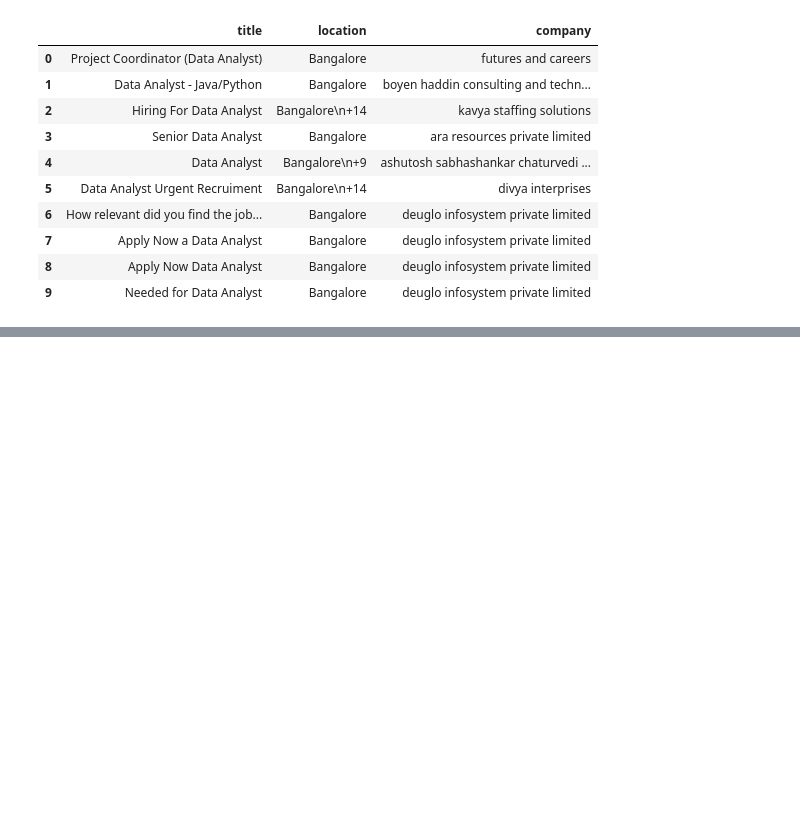
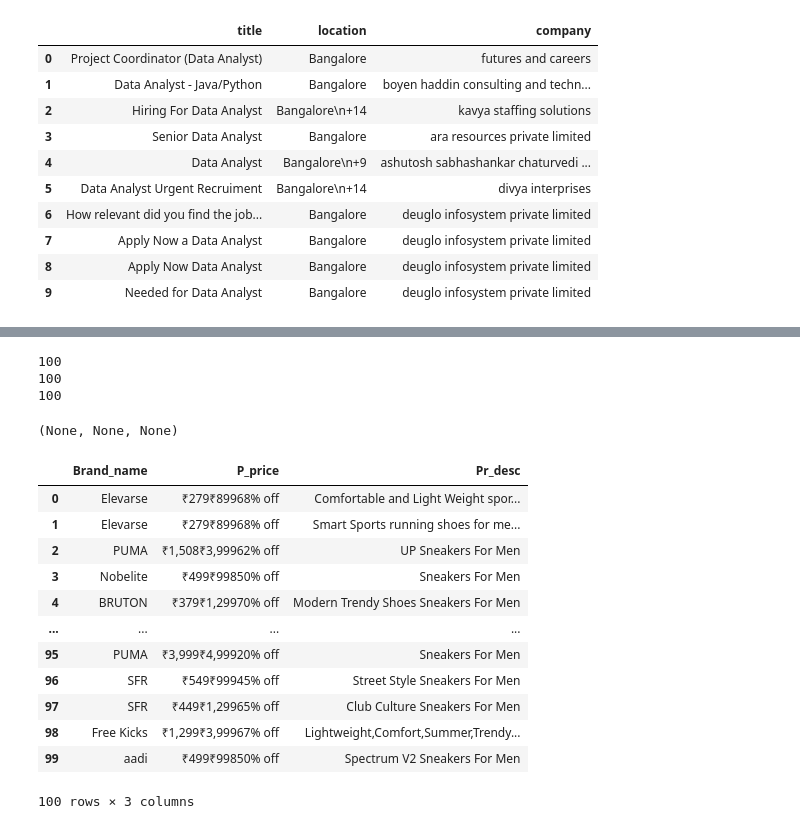
Before and after one commit to Deepti0092/flipnrobo-internship-DS2307, a Jupyter notebook: webscrapping/Webscraping Assignment-2_SOLVED.ipynb, the cells around one changed output, grey strips where cells are left out. Cells and saved outputs as stored; diff of their text form; code cells hidden in the pictures; blank space fills up the shorter version.

```diff
--- a/webscrapping/Webscraping Assignment-2_SOLVED.ipynb
+++ b/webscrapping/Webscraping Assignment-2_SOLVED.ipynb
@@ -388,0 +751,4 @@ jobs
+# %%
+web_driver=webdriver.Chrome(r"C:\Learning\FLIPNROBO\chromedriver-win64\chromedriver.exe")
+url_f = "https://www.flipkart.com/"
+web_driver.get(url_f)
@@ -388,0 +765,53 @@ jobs
+# %%
+B_name=[]
+Price=[]
+P_desc=[]
+# %%
+for i in range(2):
+    b_name=web_driver.find_elements_by_xpath("//div[@class='_2WkVRV']")
+    p_desc=web_driver.find_elements_by_xpath("//a[@class='IRpwTa']")
+    price =web_driver.find_elements_by_xpath("//div[@class='_25b18c']")
+
+
+    for j  in b_name:
+        B_name.append(j.text)
+    B_name[:100]
+
+
+
+
+    for g in price:
+        Price.append(g.text)
+    Price[:100]
+
+
+    for k in p_desc:
+        P_desc.append(k.text)
+    P_desc[:100]
+# %%
+print(len(B_name[:100])),print(len(Price[:100])),print(len(P_desc[:100]))
+# %% [output]
+100
+100
+100
+(None, None, None)
+# %%
+shoes=pd.DataFrame({})
+shoes['Brand_name']=B_name[:100]
+shoes['P_price']=Price[:100]
+shoes['Pr_desc']=P_desc[:100]
+shoes
+# %% [output]
+|  | Brand_name | P_price | Pr_desc |
+| 0 | Elevarse | ₹279₹89968% off | Comfortable and Light Weight spor... |
+| 1 | Elevarse | ₹279₹89968% off | Smart Sports running shoes for me... |
+| 2 | PUMA | ₹1,508₹3,99962% off | UP Sneakers For Men |
+| 3 | Nobelite | ₹499₹99850% off | Sneakers For Men |
+| 4 | BRUTON | ₹379₹1,29970% off | Modern Trendy Shoes Sneakers For Men |
+| ... | ... | ... | ... |
+| 95 | PUMA | ₹3,999₹4,99920% off | Sneakers For Men |
+| 96 | SFR | ₹549₹99945% off | Street Style Sneakers For Men |
+| 97 | SFR | ₹449₹1,29965% off | Club Culture Sneakers For Men |
+| 98 | Free Kicks | ₹1,299₹3,99967% off | Lightweight,Comfort,Summer,Trendy... |
+| 99 | aadi | ₹499₹99850% off | Spectrum V2 Sneakers For Men |
+100 rows × 3 columns
```
Also changed, not shown: parts of 68 cells of this notebook.
